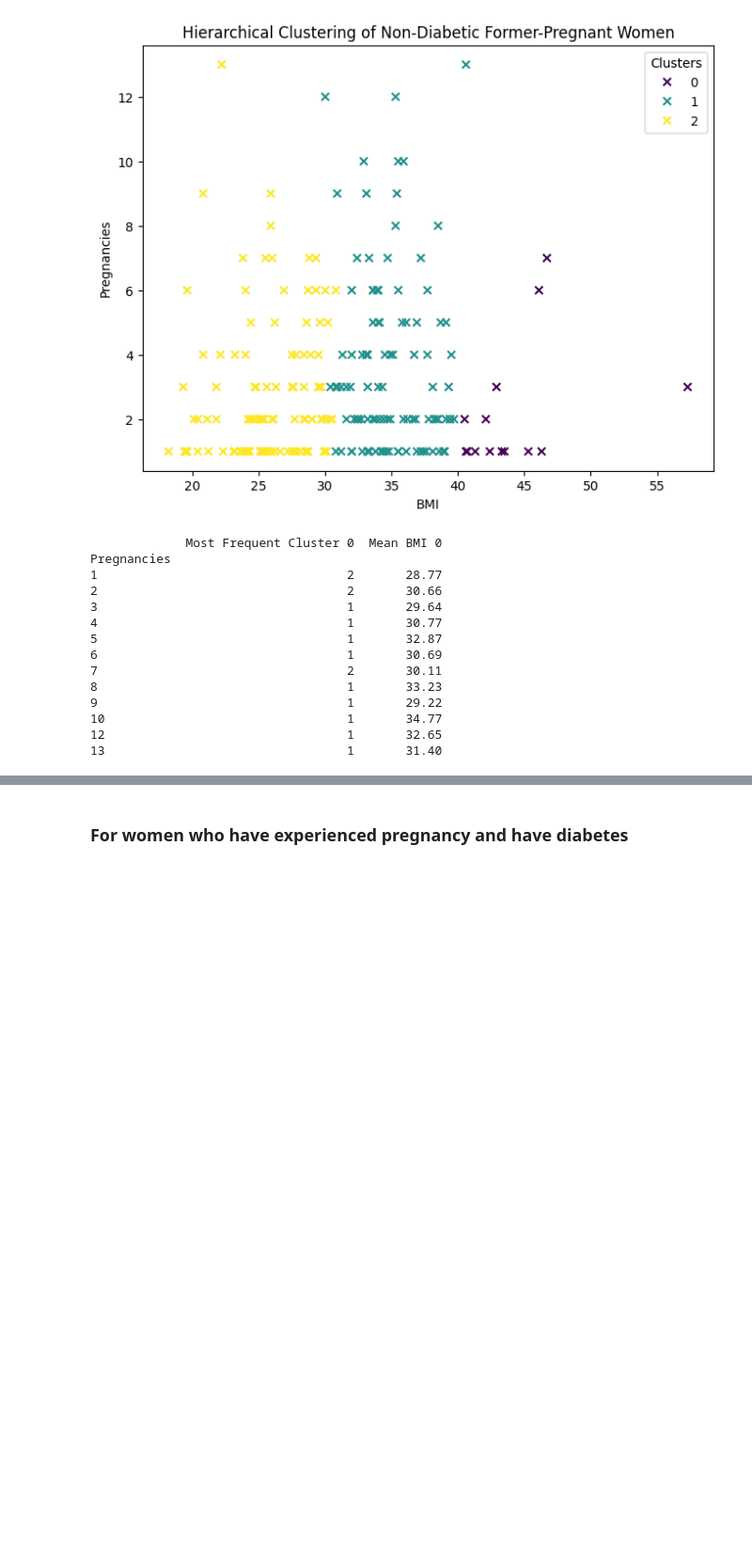
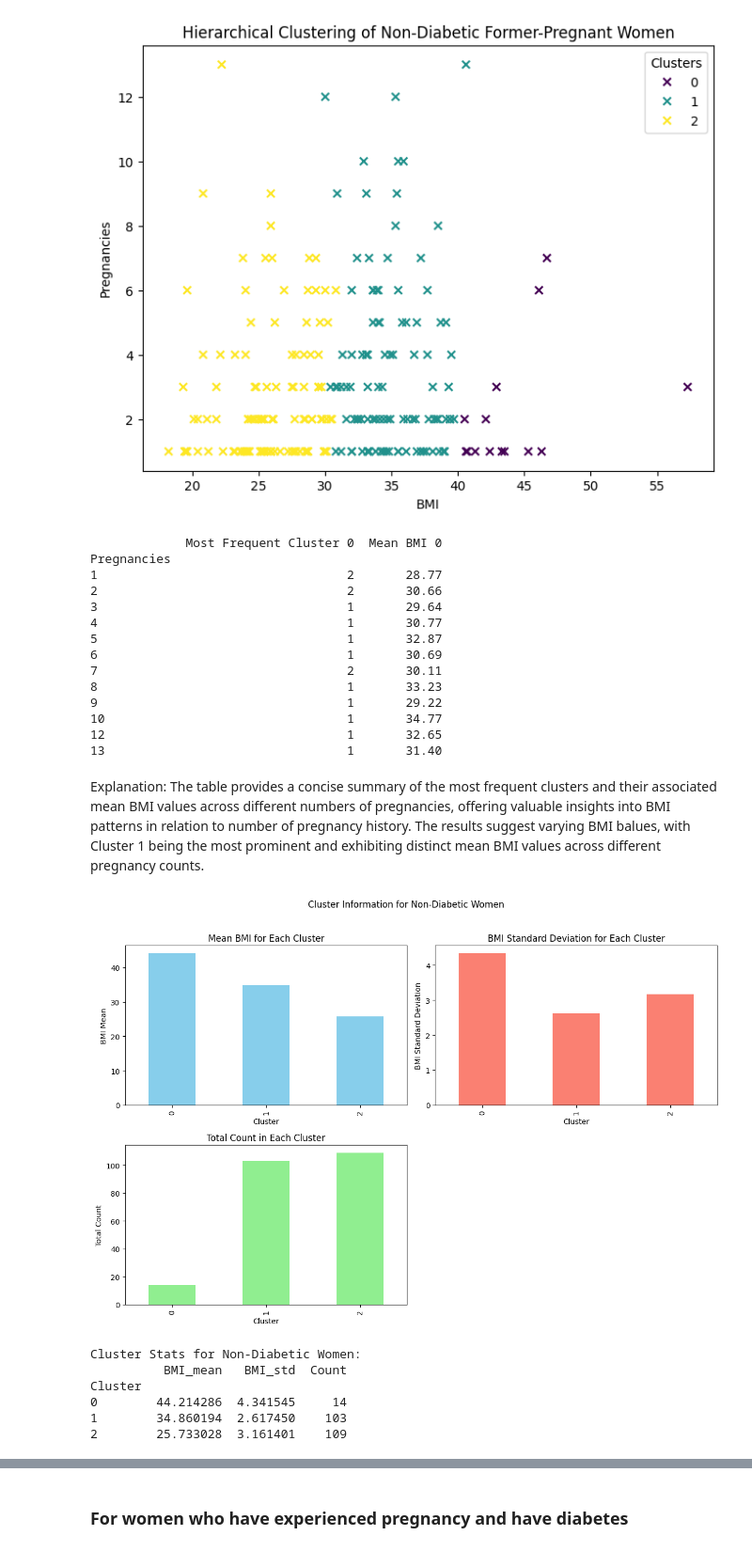
Before and after one commit to houin679/CSMODELPROJECT, a Jupyter notebook: MCO1_CSMODEL.ipynb, the cells around one changed output, grey strips where cells are left out. Shown at 94% size. Cells and saved outputs as stored; diff of their text form; code cells hidden in the pictures; blank space fills up the shorter version.

Commit message:
explanation

```diff
--- a/MCO1_CSMODEL.ipynb
+++ b/MCO1_CSMODEL.ipynb
@@ -1207,3 +1207,57 @@ Pregnancies
 10                                 1       34.77
 12                                 1       32.65
 13                                 1       31.40
+# %% [markdown]
+Explanation: The table provides a concise summary of the most frequent clusters and their associated mean BMI values across different numbers of pregnancies, offering valuable insights into BMI patterns in relation to number of pregnancy history. The results suggest varying BMI balues, with Cluster 1 being the most prominent and exhibiting distinct mean BMI values across different pregnancy counts.
+# %%
+# Function to get numerical information about clusters
+def get_cluster_stats(data, cluster_column):
+    cluster_stats = data.groupby(cluster_column).agg({'BMI': ['mean', 'std', 'count']})
+    cluster_stats.columns = ['BMI_mean', 'BMI_std', 'Count']
+    return cluster_stats
+
+def plot_cluster_info(cluster_stats, title):
+    plt.figure(figsize=(12, 8))
+
+    # Bar plot for BMI mean
+    plt.subplot(2, 2, 1)
+    cluster_stats['BMI_mean'].plot(kind='bar', color='skyblue')
+    plt.title('Mean BMI for Each Cluster')
+    plt.xlabel('Cluster')
+    plt.ylabel('BMI Mean')
+
+    # Bar plot for BMI standard deviation
+    plt.subplot(2, 2, 2)
+    cluster_stats['BMI_std'].plot(kind='bar', color='salmon')
+    plt.title('BMI Standard Deviation for Each Cluster')
+    plt.xlabel('Cluster')
+    plt.ylabel('BMI Standard Deviation')
+
+    # Bar plot for total count
+    plt.subplot(2, 2, 3)
+    cluster_stats['Count'].plot(kind='bar', color='lightgreen')
+    plt.title('Total Count in Each Cluster')
+    plt.xlabel('Cluster')
+    plt.ylabel('Total Count')
+
+    plt.suptitle(title, y=1.02)
+    plt.tight_layout()
+    plt.show()
+
+# Get cluster stats for non-diabetic women
+non_diabetic_cluster_stats = get_cluster_stats(outcome_0_df, 'Cluster')
+
+# Plotting cluster information for non-diabetic women
+plot_cluster_info(non_diabetic_cluster_stats, 'Cluster Information for Non-Diabetic Women')
+
+# Display cluster stats
+print("Cluster Stats for Non-Diabetic Women:")
+print(non_diabetic_cluster_stats)
+# %% [output]
+[figure, added]
+Cluster Stats for Non-Diabetic Women:
+          BMI_mean   BMI_std  Count
+Cluster
+0        44.214286  4.341545     14
+1        34.860194  2.617450    103
+2        25.733028  3.161401    109
```
Also changed, not shown: parts of 7 cells of this notebook.
